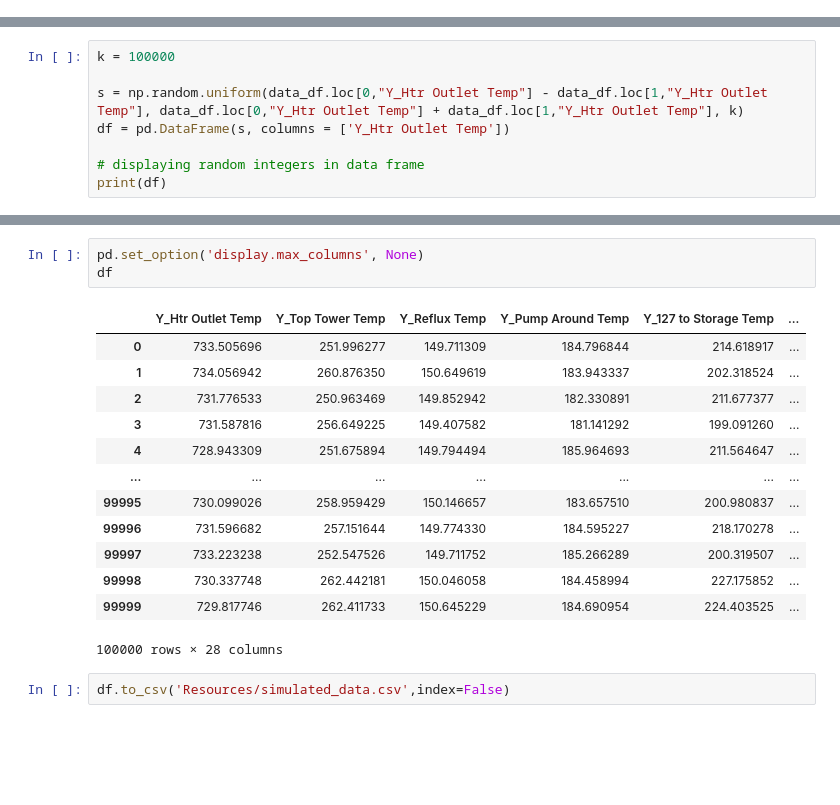
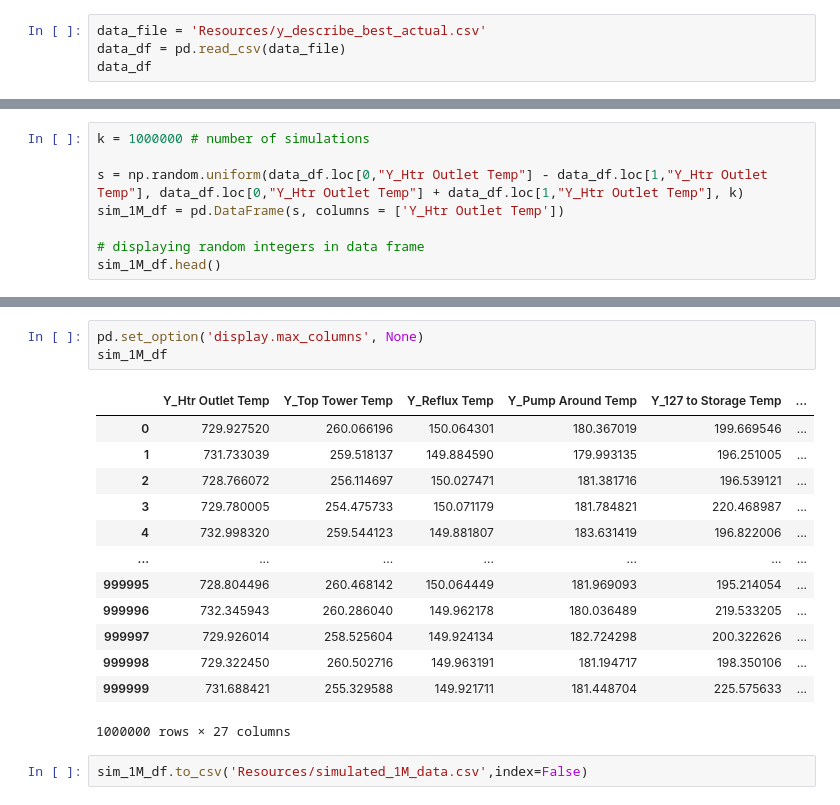
Before and after one commit to JPHebert32/MPO, a Jupyter notebook: Simulated_Data.ipynb, the cells around one changed output, grey strips where cells are left out. Cells and saved outputs as stored; diff of their text form; blank space fills up the shorter version.

Commit message:
Simulated testing

```diff
--- a/Simulated_Data.ipynb
+++ b/Simulated_Data.ipynb
@@ -13,0 +7,4 @@ data_df
+# %%
+data_file = 'Resources/y_describe_best_actual.csv'
+data_df = pd.read_csv(data_file)
+data_df
@@ -20,9 +21,9 @@ print(data_df.loc[1,"Y_Htr Outlet Temp"])
 # %%
-k = 100000
+k = 1000000 # number of simulations
 
 s = np.random.uniform(data_df.loc[0,"Y_Htr Outlet Temp"] - data_df.loc[1,"Y_Htr Outlet Temp"], data_df.loc[0,"Y_Htr Outlet Temp"] + data_df.loc[1,"Y_Htr Outlet Temp"], k)
-df = pd.DataFrame(s, columns = ['Y_Htr Outlet Temp'])
+sim_1M_df = pd.DataFrame(s, columns = ['Y_Htr Outlet Temp'])
 
 # displaying random integers in data frame
-print(df)
+sim_1M_df.head()
 # %% [output]
@@ -71,19 +63,19 @@ df['B_Yield Variance VTB'] = np.random.uniform(data_df.loc[0, 'B_Yield Variance
 # %%
 pd.set_option('display.max_columns', None)
-df
+sim_1M_df
 # %% [output]
 |  | Y_Htr Outlet Temp | Y_Top Tower Temp | Y_Reflux Temp | Y_Pump Around Temp | Y_127 to Storage Temp | ... |
-| 0 | 733.505696 | 251.996277 | 149.711309 | 184.796844 | 214.618917 | ... |
-| 1 | 734.056942 | 260.876350 | 150.649619 | 183.943337 | 202.318524 | ... |
-| 2 | 731.776533 | 250.963469 | 149.852942 | 182.330891 | 211.677377 | ... |
-| 3 | 731.587816 | 256.649225 | 149.407582 | 181.141292 | 199.091260 | ... |
-| 4 | 728.943309 | 251.675894 | 149.794494 | 185.964693 | 211.564647 | ... |
+| 0 | 729.927520 | 260.066196 | 150.064301 | 180.367019 | 199.669546 | ... |
+| 1 | 731.733039 | 259.518137 | 149.884590 | 179.993135 | 196.251005 | ... |
+| 2 | 728.766072 | 256.114697 | 150.027471 | 181.381716 | 196.539121 | ... |
+| 3 | 729.780005 | 254.475733 | 150.071179 | 181.784821 | 220.468987 | ... |
+| 4 | 732.998320 | 259.544123 | 149.881807 | 183.631419 | 196.822006 | ... |
 | ... | ... | ... | ... | ... | ... | ... |
-| 99995 | 730.099026 | 258.959429 | 150.146657 | 183.657510 | 200.980837 | ... |
-| 99996 | 731.596682 | 257.151644 | 149.774330 | 184.595227 | 218.170278 | ... |
-| 99997 | 733.223238 | 252.547526 | 149.711752 | 185.266289 | 200.319507 | ... |
-| 99998 | 730.337748 | 262.442181 | 150.046058 | 184.458994 | 227.175852 | ... |
-| 99999 | 729.817746 | 262.411733 | 150.645229 | 184.690954 | 224.403525 | ... |
+| 999995 | 728.804496 | 260.468142 | 150.064449 | 181.969093 | 195.214054 | ... |
+| 999996 | 732.345943 | 260.286040 | 149.962178 | 180.036489 | 219.533205 | ... |
+| 999997 | 729.926014 | 258.525604 | 149.924134 | 182.724298 | 200.322626 | ... |
+| 999998 | 729.322450 | 260.502716 | 149.963191 | 181.194717 | 198.350106 | ... |
+| 999999 | 731.688421 | 255.329588 | 149.921711 | 181.448704 | 225.575633 | ... |
-100000 rows × 28 columns
+1000000 rows × 27 columns
 # %%
-df.to_csv('Resources/simulated_data.csv',index=False)
+sim_1M_df.to_csv('Resources/simulated_1M_data.csv',index=False)
```
Also changed, not shown: parts of 20 cells of this notebook, 2 other files.
